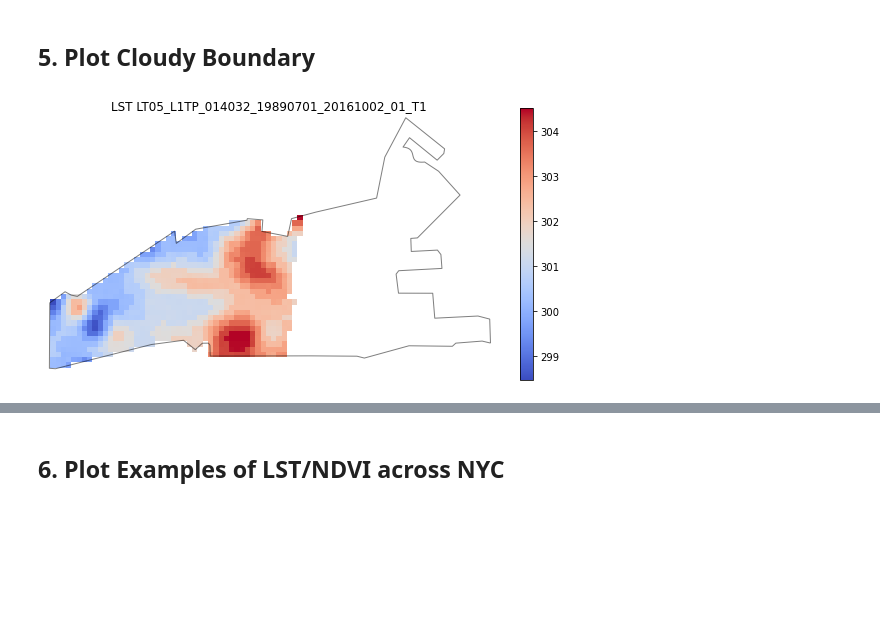
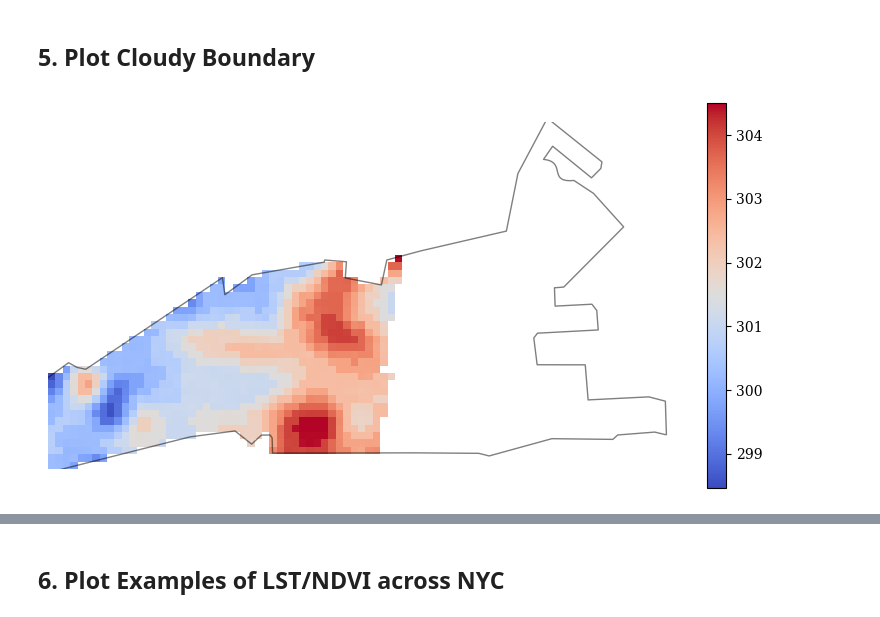
Before and after one commit to aderras/nyc-lst-ndvi, a Jupyter notebook: 00-notebooks/5_plot-results.ipynb, the cells around one changed output, grey strips where cells are left out. Saved outputs shown, nothing was run; the diff lists cells and outputs as text; code cells hidden in the pictures; blank space fills up the shorter version.

```diff
--- a/00-notebooks/5_plot-results.ipynb
+++ b/00-notebooks/5_plot-results.ipynb
@@ -34,11 +34,17 @@ import helpers
 import os
 import pandas as pd
 import matplotlib.pyplot as plt
-import seaborn as sns
 import geopandas as gpd
 
+import pandas as pd
+import rioxarray as rxr
 
-import rioxarray as rxr
+# The following chunk of code is used to specify the default font in figures\n",
+import matplotlib as mpl
+import matplotlib.font_manager as font_manager
+mpl.rcParams['font.family'] = "serif"
+mpl.rcParams['font.serif'] = "DejaVu Serif"
+mpl.rcParams['font.stretch'] = "ultra-expanded"
 
 DIR_PARENT = os.path.abspath(os.path.join(os.getcwd(), os.pardir))
 DIR_DATA = DIR_PARENT + "/02-data"
@@ -562,0 +593,7 @@ plt.savefig(DIR_FIGS + "/m4_boxplots_"+column_choice+"-"+prefix_fname[obs_choice
+# %%
+# The following chunk of code is used to specify the default font in figures\n",
+import matplotlib as mpl
+import matplotlib.font_manager as font_manager
+mpl.rcParams['font.family'] = "serif"
+mpl.rcParams['font.serif'] = "DejaVu Serif"
+mpl.rcParams['font.stretch'] = "ultra-expanded"
@@ -624,6 +755,7 @@ plt.savefig(DIR_FIGS + "/m4_boxplots_"+column_choice+"-"+prefix_fname[obs_choice
 ## USER INPUTS #####################################################################
 obs_choice = 0 # OPTIONS: 0 for LST and 1 for NDVI
 column_choice = "median" # OPTIONS: median, mean, min, max, std
+yr = 0 # OPTIONS: 0 thru 3
 ## END USER INPUTS #################################################################
 
 df_mean_stats = pd.read_csv(DIR_STATS_T + "/m4_ext_"+prefix_fname[obs_choice]+\
@@ -638,36 +770,38 @@ crs_landsat = rxr.open_rasterio(DIR_LST_CLIPPED_NYC+"/"+prefix_fname[0] + "_" +
                                 df_mean_stats.loc[0]["landsat_id"]+".tif",
                                 masked=True).rio.crs
 
-# """Import the Queens boundary since both partially covered HOLC boundaries occur there"""
+"""Import the Queens boundary since both partially covered HOLC boundaries occur there"""
 df_holc = gpd.read_file(DIR_BOUNDARIES_HOLC+"/NYQueens1938/cartodb-query.shp")
 df_holc = df_holc.to_crs(crs_landsat)
+
 
 clipping_boundary = df_holc[df_holc["holc_id"]==df_mean_stats.loc[0]["holc_id"]]["geometry"]
 
 if obs_choice==0:
     clipped = helpers.open_and_clip(DIR_LST_CLIPPED_NYC+"/"+prefix_fname[0] +\
                                 "_" + df_mean_stats.loc[0]["landsat_id"]+".tif",
                                 clipping_boundary)
 else:
-    clipped = helpers.open_and_clip(DIR_NDVI_CLIPPED_NYC+"/"+prefix_fname[1] +\
+    clipped = helpers.open_and_clip(DIR_NDVI_CLIPPED_NYC+"/"+prefix_fname[0] +\
                                 "_" + df_mean_stats.loc[0]["landsat_id"]+".tif",
                                 clipping_boundary)
 
 clipped_masked = clipped.where(clipped != -0.0)
 clipped_masked = clipped_masked.where(clipped_masked != -9999.0)
 
 """Plot the boundary overlaid on the image"""
 f, ax = plt.subplots(figsize=(10, 5))
 if obs_choice==0:
     im = clipped_masked.plot.imshow(ax=ax, cmap="coolwarm")
     # clb = plt.colorbar(im)
     # clb.set_label("K", labelpad=-40, y=1.05, rotation=0)
 else:
     clipped_masked.plot.imshow(ax=ax, cmap="YlGn")
 clipping_boundary.plot(ax=ax, alpha=.5,color="none", edgecolor="black")
-ax.set(title=lbls_plot[obs_choice]+" "+df_mean_stats.loc[0]["landsat_id"])
+# ax.set(title=lbls_plot[obs_choice]+" "+df_mean_stats.loc[0]["landsat_id"])
+ax.set(title="")
 ax.set_axis_off()
 
-plt.savefig(DIR_FIGS + "/cloud-cover-example-holc-boundary.png", bbox_inches = "tight")
+# plt.savefig(DIR_FIGS + "/cloud-cover-example-holc-boundary.png", bbox_inches = "tight")
 # %% [output]
-[figure, old version]
+[figure, new version]
```
Also changed, not shown: parts of 17 cells of this notebook, 14 other files.
